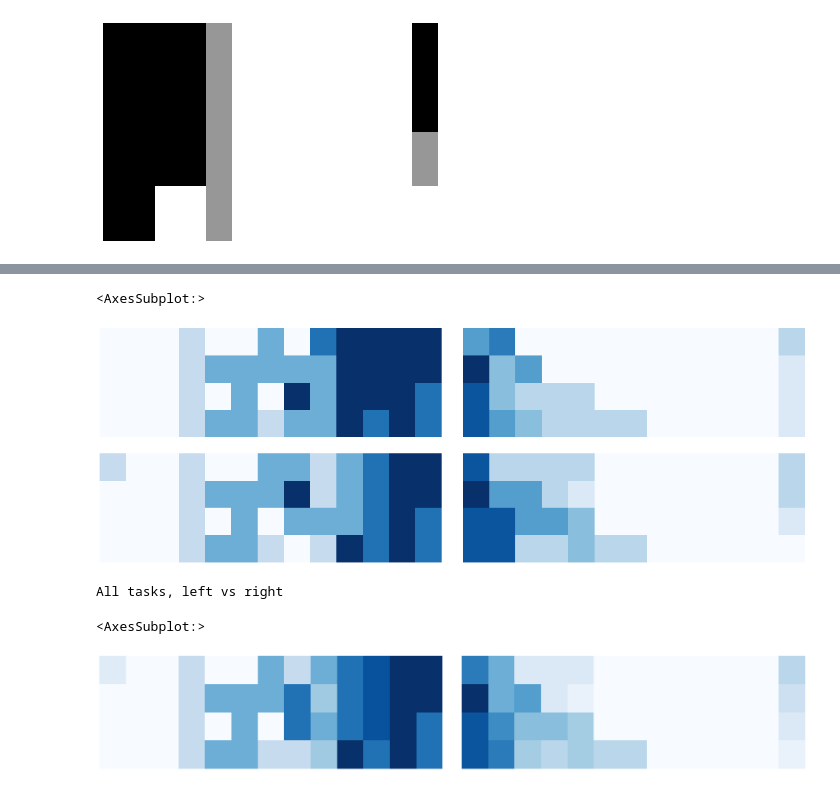
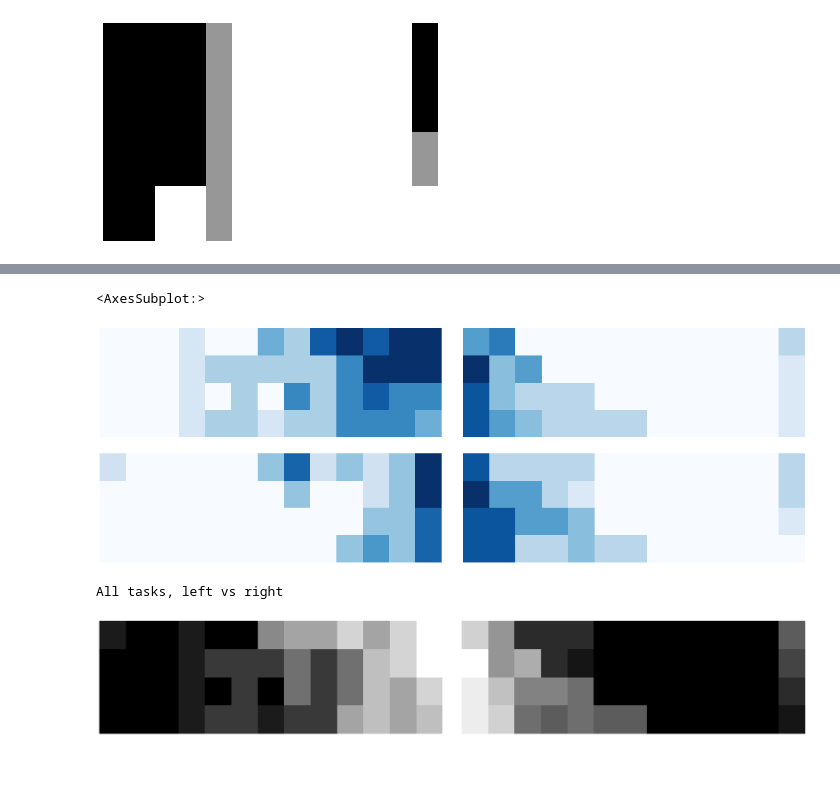
Before and after one commit to vigitia/IRPenTracking, a Jupyter notebook: Study.ipynb, the cells around one changed output, grey strips where cells are left out. Drawn from its saved outputs; the diff is of its cells as text; code cells hidden in the pictures.

Commit message:
Work on study results

```diff
--- a/Study.ipynb
+++ b/Study.ipynb
@@ -86,4 +86,18 @@ p6_end = [
     [1,1,1,1,1,1,1,1,1,1,1,1,0.5],
     [1,1,1,1,1,1,1,1,1,1,0.5,1,0.5]
 ]
+
+p7_start = [
+    [1,1,1,1,1,1,0.5,0,0,0,0.5,0,0],
+    [1,1,1,1,1,1,1,1,1,1,0,0,0],
+    [1,1,1,1,1,1,1,1,1,1,0.5,1,0.5],
+    [1,1,1,1,1,1,1,1,1,1,0.5,1,1],
+]
+
+p7_end = [
+    [1,1,1,1,1,1,0.5,0,0.5,0,1,1,0.5],
+    [1,1,1,1,1,1,1,1,1,1,1,1,0],
+    [1,1,1,1,1,1,1,1,1,1,0.5,1,0],
+    [1,1,1,1,1,1,1,1,1,1,0.5,1,0]
+]
 # %%
@@ -101,8 +115,8 @@ all_end = np.matrix(p1_end) + np.matrix(p2_end) + np.matrix(p3_end) + np.matrix(
 right_start = np.matrix(p2_start) + np.matrix(p3_start) + np.matrix(p4_start) + np.matrix(p5_start)
 right_end = np.matrix(p2_end) + np.matrix(p3_end) + np.matrix(p4_end) + np.matrix(p5_end)
 
-left_start = np.matrix(p1_start) + np.matrix(p6_start)
-left_end = np.matrix(p1_end) + np.matrix(p6_start)
+left_start = np.matrix(p1_start) + np.matrix(p6_start) + np.matrix(p7_start)
+left_end = np.matrix(p1_end) + np.matrix(p6_end) + np.matrix(p7_end)
 
 
 right_all = right_start + right_end
@@ -191,20 +207,21 @@ sns.heatmap(right_start, cbar=False, xticklabels=False, yticklabels=False, cmap=
 sns.heatmap(right_end, cbar=False, xticklabels=False, yticklabels=False, cmap=color, annot=annot, ax=axes[1][1])
 # %% [output]
 <AxesSubplot:>
-[figure, old version]
+[figure, new version]
 # %%
 print('All tasks, left vs right')
 
 fig, axes = plt.subplots(1, 2, figsize=(22, 4))
 
 plt.tight_layout()
 
 annot = False
-color = "Blues_r"
+color = "Greys"
 
 sns.heatmap(left_all, cbar=False, xticklabels=False, yticklabels=False, cmap=color, annot=annot, ax=axes[0])
 sns.heatmap(right_all, cbar=False, xticklabels=False, yticklabels=False, cmap=color, annot=annot, ax=axes[1])
+
+plt.savefig('results.svg')
 # %% [output]
 All tasks, left vs right
-<AxesSubplot:>
-[figure, old version]
+[figure, new version]
```
Also changed, not shown: parts of 5 cells of this notebook, 1 other file.
